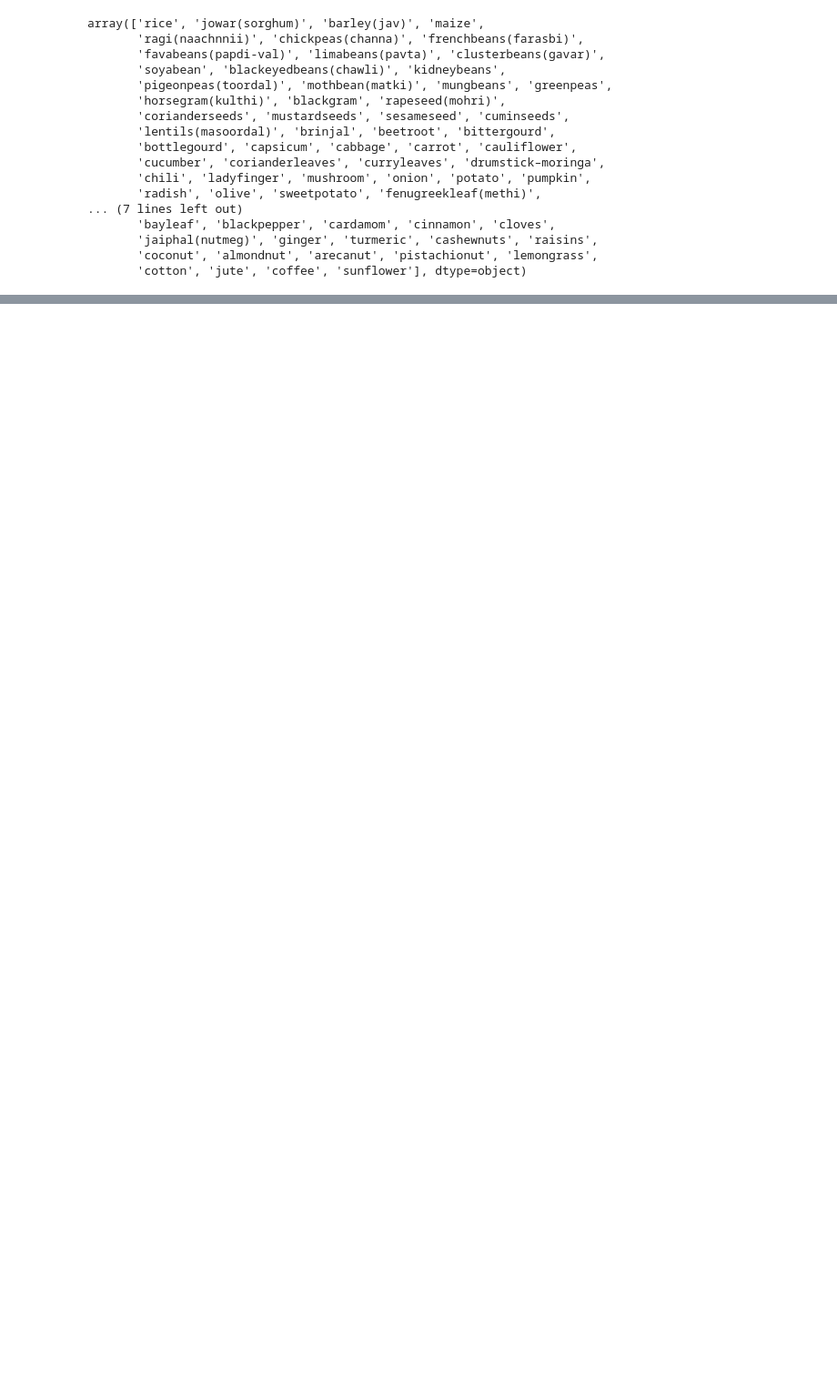
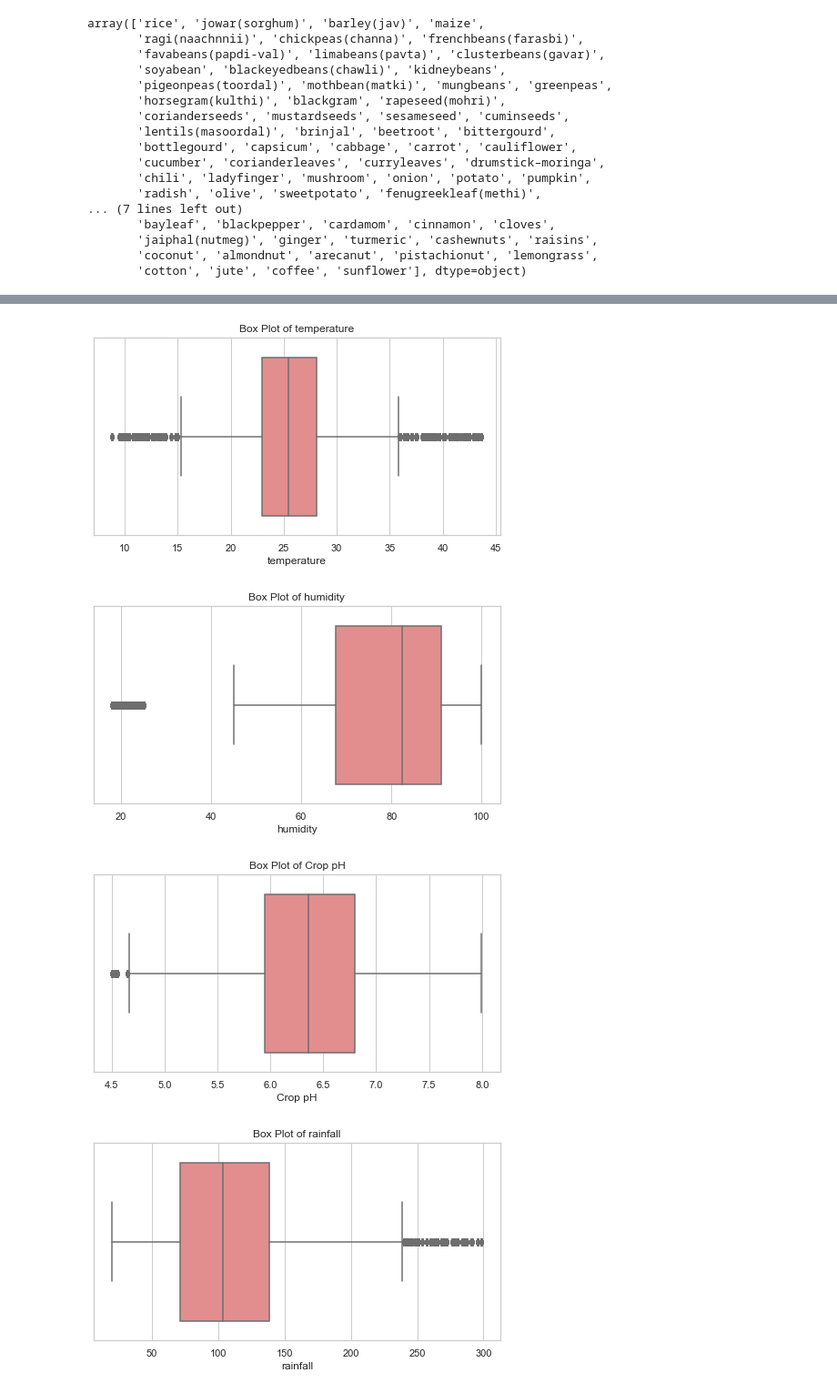
Before and after one commit to samuelMG1/PROJECT-PHASE-5, a Jupyter notebook: crop.ipynb, the cells around one changed output, grey strips where cells are left out. Shown at 91% size. Cells and saved outputs as stored; diff of their text form; code cells hidden in the pictures; blank space fills up the shorter version.

```diff
--- a/crop.ipynb
+++ b/crop.ipynb
@@ -254,0 +370,13 @@ memory usage: 2.2+ MB
+# %%
+#Box plots to identify potential outliers in each numeric feature
+for col in numeric_columns:
+    plt.figure(figsize=(8, 4))
+    sns.boxplot(x=data[col], color='lightcoral')
+    plt.title(f"Box Plot of {col}")
+    plt.xlabel(col)
+    plt.show()
+# %% [output]
+[figure, added]
+[figure, added]
+[figure, added]
+[figure, added]
```
Also changed, not shown: parts of 21 cells of this notebook.
